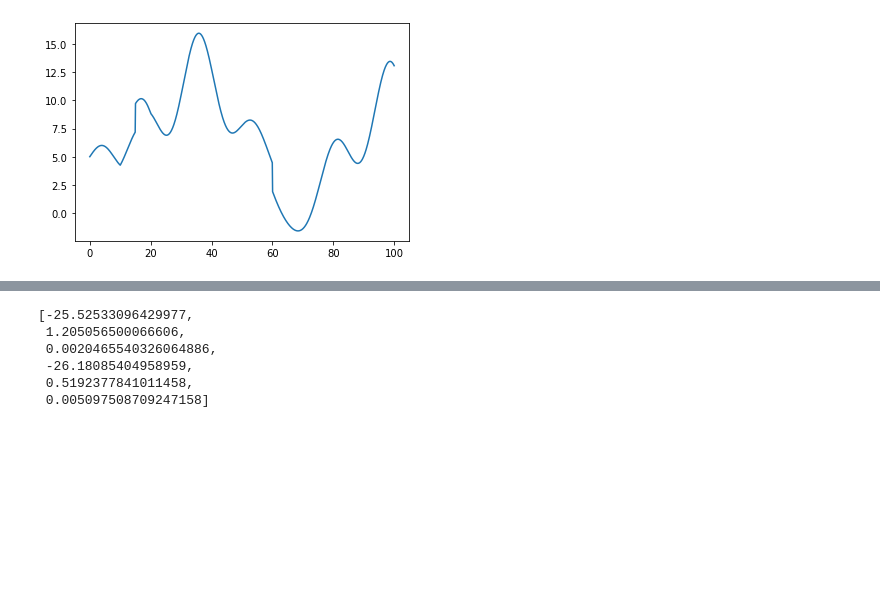
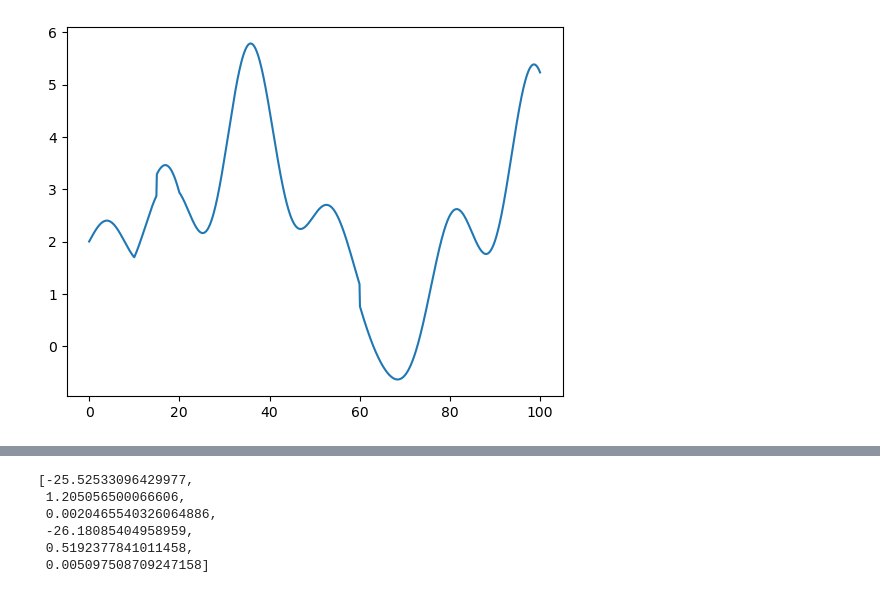
Before and after one commit to joaobus/Projeto-TCC, a Jupyter notebook: src/exemplo_gerador_de_disturbio.ipynb, the cells around one changed output, grey strips where cells are left out. Saved outputs shown, nothing was run; the diff lists cells and outputs as text; code cells hidden in the pictures; blank space fills up the shorter version.

Commit message:
Gerador corrigido

```diff
--- a/src/exemplo_gerador_de_disturbio.ipynb
+++ b/src/exemplo_gerador_de_disturbio.ipynb
@@ -41,20 +41,20 @@ plt.show()
 # %%
 ## Gerar sinal composto
 
 senoidal1 = GeradorDeDisturbios().senoidal(0.5,0.3,10)
 senoidal2 = GeradorDeDisturbios().senoidal(0.2,0.4,0)
 senoidal3 = GeradorDeDisturbios().senoidal(1,0.1,20)
 
 disturbios_a_somar = [senoidal1,senoidal2,senoidal3,pulso]
 
-sinal_composto = GeradorDeDisturbios(5).sinal_composto(disturbios_a_somar)
+sinal_composto = GeradorDeDisturbios().sinal_composto(disturbios_a_somar)
 
 dt = np.linspace(0, 100, 1000)
 dist = [sinal_composto.dist(i) for i in dt]
 plt.plot(dt, dist)
 plt.show()
 # %% [output]
-[figure, old version]
+[figure, new version]
 # %%
 from classes.SistemaFisico import Misturador
 from params import obter_parametros
```
Also changed, not shown: parts of 6 cells of this notebook.
